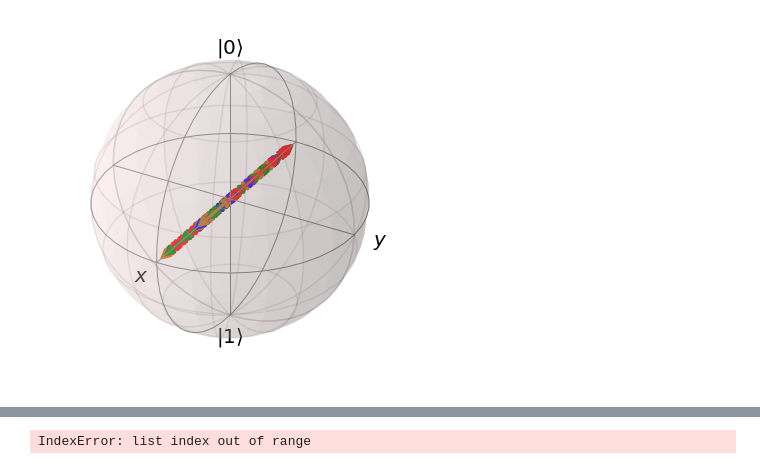
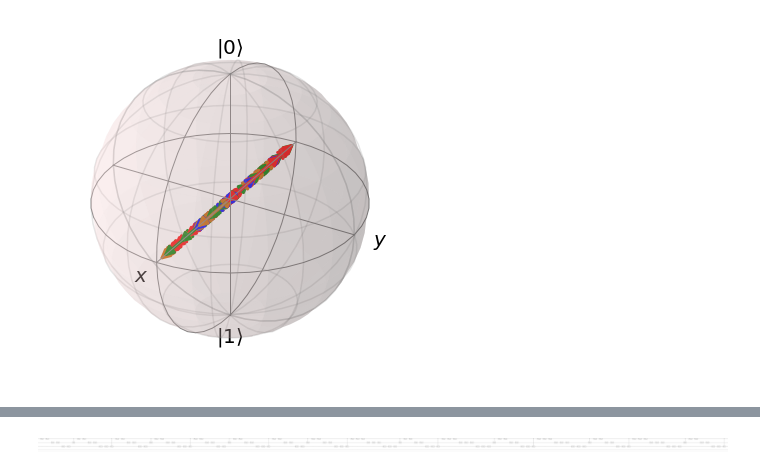
Before and after one commit to aswanthkrishna/errorcorrection, a Jupyter notebook: QUTIP.ipynb, the cells around one changed output, grey strips where cells are left out. Saved outputs shown, nothing was run; the diff lists cells and outputs as text; code cells hidden in the pictures.

```diff
--- a/QUTIP.ipynb
+++ b/QUTIP.ipynb
@@ -62,24 +92,28 @@ Qobj data =
 # %%
 #recovery
-paramz = [[np.random.uniform(0,4*np.pi) for i in range(6)] for j in range(3)]
-paramx = [[np.random.uniform(0,4*np.pi) for i in range(6)] for j in range(3)]
-paramx = [[np.random.uniform(0,4*np.pi) for i in range(6)] for j in range(3)]
-paramcz = [[np.random.uniform(0,4*np.pi) for i in range(2)] for j in range(3)]
-paramcx = [[np.random.uniform(0,4*np.pi) for i in range(2)] for j in range(3)]
-paramcy = [[np.random.uniform(0,4*np.pi) for i in range(2)] for j in range(3)]
+n = 4
+
+paramz  = [[np.random.uniform(0,4*np.pi) for i in range(6)] for j in range(n)]
+paramx  = [[np.random.uniform(0,4*np.pi) for i in range(6)] for j in range(n)]
+paramy  = [[np.random.uniform(0,4*np.pi) for i in range(6)] for j in range(n)]
+
+paramcz = [[np.random.uniform(0,4*np.pi) for i in range(2)] for j in range(n)]
+paramcx = [[np.random.uniform(0,4*np.pi) for i in range(2)] for j in range(n)]
+paramcy = [[np.random.uniform(0,4*np.pi) for i in range(2)] for j in range(n)]
 q2 = QubitCircuit(5,reverse_states = False)
 
-for j in range(3):
+for j in range(n):
     for i in range(3):
         q.add_gate("RZ", targets = i, arg_value = paramz[j][i], arg_label = r'p_{%d}'%(14*j + 2*i))
-        q.add_gate("RZ", targets = i, arg_value = paramx[j][i], arg_label = r'p_{%d}'%(14*j + 2*i + 1))
+        q.add_gate("RX", targets = i, arg_value = paramx[j][i], arg_label = r'p_{%d}'%(14*j + 2*i + 1))
+        q.add_gate("RY", targets = i, arg_value = paramx[j][i], arg_label = r'p_{%d}'%(14*j + 2*i + 1))
     q.add_gate("CSIGN", controls = [0],targets = [1], arg_value = paramcs[j][0],arg_label = r'p_{%d}'%(6+ j*14))
     for i in range(3):
         q.add_gate("RZ", targets = i, arg_value = paramz[j][3 + i], arg_label = r'p_{%d}'%(14*j + 2*i + 7))
         q.add_gate("RZ", targets = i, arg_value = paramx[j][3 + i], arg_label = r'p_{%d}'%(14*j + 7 + 2*i + 1))
     q.add_gate("CSIGN", controls = [0],targets = [2], arg_value = paramcs[j][1],arg_label = r'p_{%d}'%(13 +j*14))
 
 
 q.png
 # %% [output]
-IndexError: list index out of range
+[figure, added]
```
Also changed, not shown: parts of 3 cells of this notebook.
